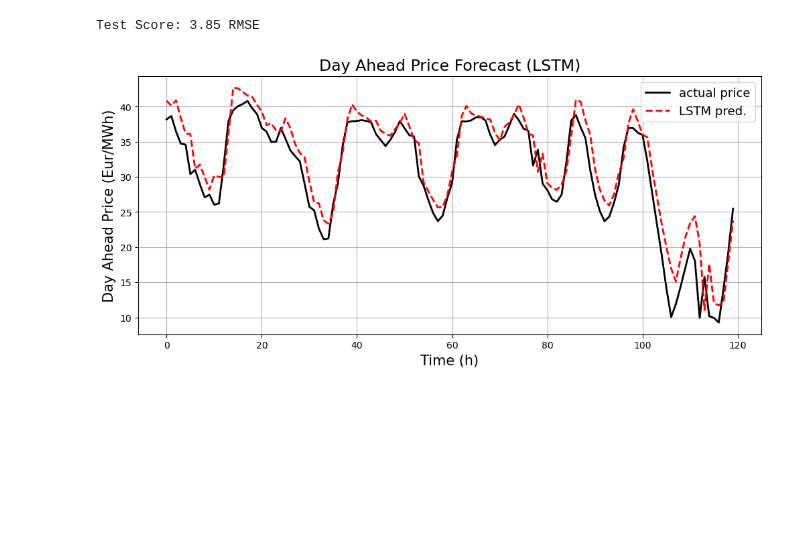
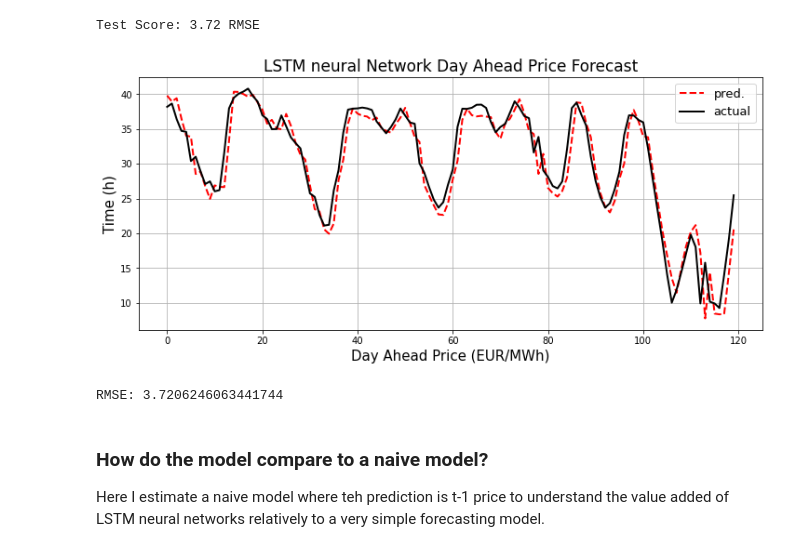
Before and after one commit to bigotj/Supervised-project-Electricity-Forecast-, a Jupyter notebook: LSTM neural networks.ipynb, the cells around one changed output. Saved outputs shown, nothing was run; the diff lists cells and outputs as text; code cells hidden in the pictures; blank space fills up the shorter version.

```diff
--- a/LSTM neural networks.ipynb
+++ b/LSTM neural networks.ipynb
@@ -37,3 +41,7 @@ test = dataset[round(len(df)*0.75):]
+# %%
+#define evaluation function
+def evaluation(y_true, y_pred):
+    print("RMSE:", numpy.sqrt(mean_squared_error(y_pred, y_true)))
 # %%
 def create_dataset(dataset, look_back=1):
     """
@@ -62,0 +64,26 @@ testX = numpy.reshape(testX, (testX.shape[0], 1, testX.shape[1]))
+# %%
+#load dataset
+df = pd.read_csv("<INSERT PATH TO DATASET>", usecols=[1])
+
+#Reduce dataset size. Testing data starts on the same date as in previous notebooks
+df = df.iloc[15767:24527]
+
+#extract raw values from DataFrame
+data = df.values.astype('float32')
+
+# normalize the dataset
+scaler = MinMaxScaler(feature_range=(0, 1))
+dataset = scaler.fit_transform(data)
+
+# split into train and test sets
+train = dataset[:round(len(df)*0.75)]
+test = dataset[round(len(df)*0.75):]
+
+# reshape into X=t-24,...,t-1 and Y=t
+look_back = 24
+trainX, trainY = create_dataset(train, look_back)
+testX, testY = create_dataset(test, look_back)
+
+# reshape input to be [samples, time steps, features]
+trainX = numpy.reshape(trainX, (trainX.shape[0], 1, trainX.shape[1]))
+testX = numpy.reshape(testX, (testX.shape[0], 1, testX.shape[1]))
@@ -90,20 +119,18 @@ Epoch 100/100
 # %%
 testPredict = model.predict(testX)
 testPredict = scaler.inverse_transform(testPredict)
+testY = scaler.inverse_transform([testY])
 # %%
 testScore = math.sqrt(mean_squared_error(testY[0], testPredict[:,0]))
 print('Test Score: %.2f RMSE' % (testScore))
 # %% [output]
-Test Score: 3.85 RMSE
+Test Score: 3.72 RMSE
-# %%
-plt.figure(0, figsize=(12,5))
-plt.plot(testY.T[:120], c='black', lw=2, label='actual price')
-plt.plot(testPredict[:120], '--', c='r', lw=2, label="LSTM pred.")
-plt.ylabel("Day Ahead Price (Eur/MWh)", fontsize=15)
-plt.xlabel("Time (h)", fontsize=15)
-plt.title("Day Ahead Price Forecast (LSTM)", fontsize=17)
-plt.legend(fontsize=13)
-plt.grid()
-#plt.savefig("graphs/LSTM_NN_forecast.png")
-# %% [output]
-[figure, removed]
+# %%
+plot_prediction(testPredict[:120], testY.T[:120], "Day Ahead Price (EUR/MWh)", "Time (h)", "LSTM neural Network Day Ahead Price Forecast", "LSTMpricefcst.png")
+evaluation(testY.T, testPredict)
+# %% [output]
+[figure, added]
+RMSE: 3.7206246063441744
+# %% [markdown]
+### How do the model compare to a naive model?
+Here I estimate a naive model where teh prediction is t-1 price to understand the value added of LSTM neural networks relatively to a very simple forecasting model.
```
Also changed, not shown: parts of 13 cells of this notebook.
